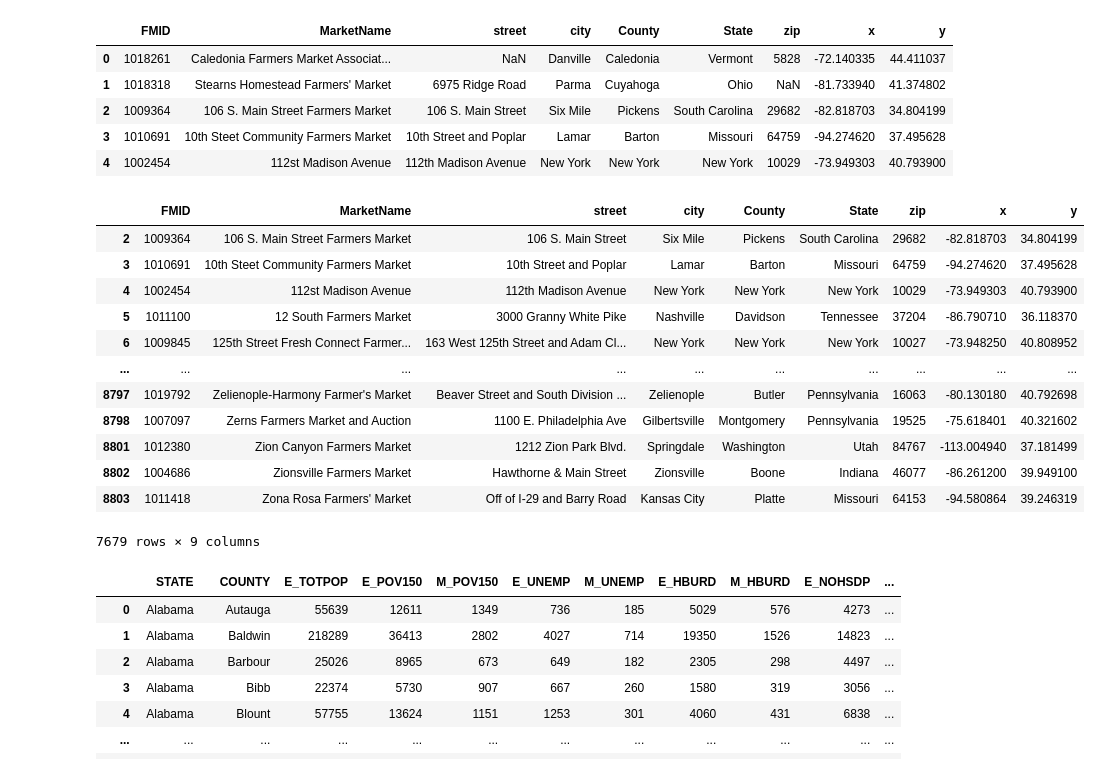
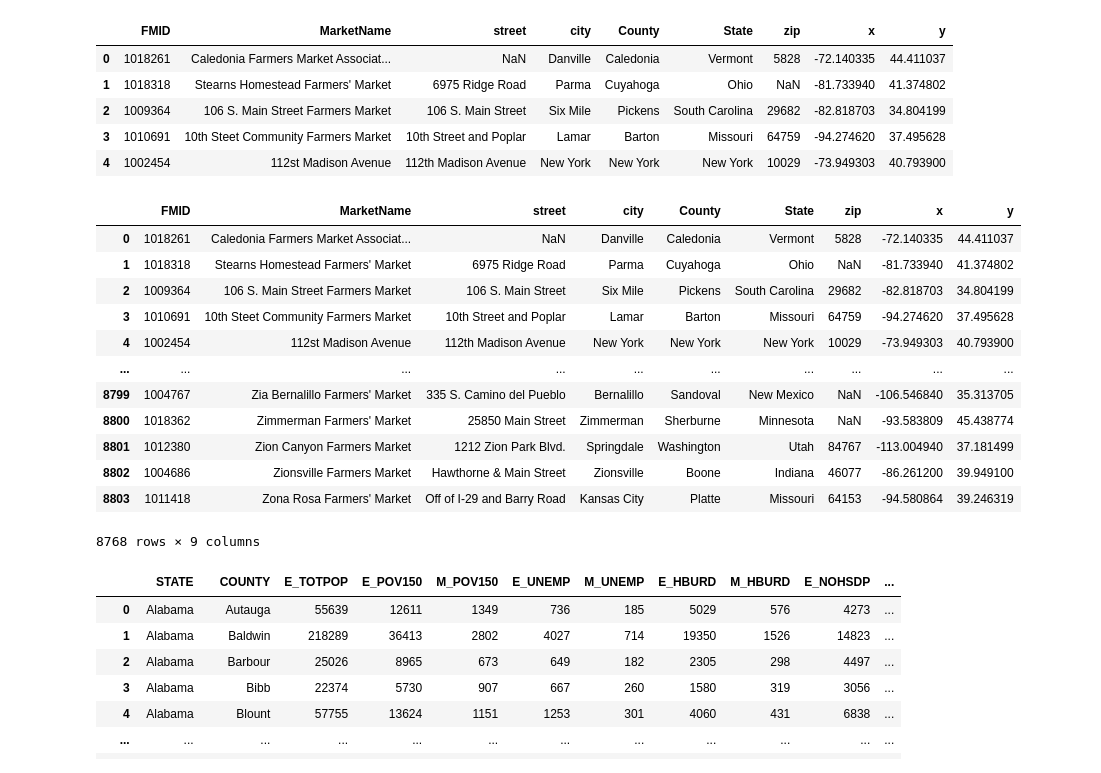
Before and after one commit to CantStopWontStop/farmers_market, a Jupyter notebook: farmers_market_v3.ipynb, the cells around one changed output. Cells and saved outputs as stored; diff of their text form; code cells hidden in the pictures.

```diff
--- a/farmers_market_v3.ipynb
+++ b/farmers_market_v3.ipynb
@@ -59,21 +59,21 @@ farmer_market_df.head()
 | 4 | 1002454 | 112st Madison Avenue | 112th Madison Avenue | New York | New York | New York | 10029 | -73.949303 | 40.793900 |
 # %%
 #remove any null values
-clean_farm_market=farmer_market_df.dropna()
+clean_farm_market=farmer_market_df[farmer_market_df['County'].notna()]
 clean_farm_market
 # %% [output]
 |  | FMID | MarketName | street | city | County | State | zip | x | y |
+| 0 | 1018261 | Caledonia Farmers Market Associat... | NaN | Danville | Caledonia | Vermont | 5828 | -72.140335 | 44.411037 |
+| 1 | 1018318 | Stearns Homestead Farmers' Market | 6975 Ridge Road | Parma | Cuyahoga | Ohio | NaN | -81.733940 | 41.374802 |
 | 2 | 1009364 | 106 S. Main Street Farmers Market | 106 S. Main Street | Six Mile | Pickens | South Carolina | 29682 | -82.818703 | 34.804199 |
 | 3 | 1010691 | 10th Steet Community Farmers Market | 10th Street and Poplar | Lamar | Barton | Missouri | 64759 | -94.274620 | 37.495628 |
 | 4 | 1002454 | 112st Madison Avenue | 112th Madison Avenue | New York | New York | New York | 10029 | -73.949303 | 40.793900 |
-| 5 | 1011100 | 12 South Farmers Market | 3000 Granny White Pike | Nashville | Davidson | Tennessee | 37204 | -86.790710 | 36.118370 |
-| 6 | 1009845 | 125th Street Fresh Connect Farmer... | 163 West 125th Street and Adam Cl... | New York | New York | New York | 10027 | -73.948250 | 40.808952 |
 | ... | ... | ... | ... | ... | ... | ... | ... | ... | ... |
-| 8797 | 1019792 | Zelienople-Harmony Farmer's Market | Beaver Street and South Division ... | Zelienople | Butler | Pennsylvania | 16063 | -80.130180 | 40.792698 |
-| 8798 | 1007097 | Zerns Farmers Market and Auction | 1100 E. Philadelphia Ave | Gilbertsville | Montgomery | Pennsylvania | 19525 | -75.618401 | 40.321602 |
+| 8799 | 1004767 | Zia Bernalillo Farmers' Market | 335 S. Camino del Pueblo | Bernalillo | Sandoval | New Mexico | NaN | -106.546840 | 35.313705 |
+| 8800 | 1018362 | Zimmerman Farmers' Market | 25850 Main Street | Zimmerman | Sherburne | Minnesota | NaN | -93.583809 | 45.438774 |
 | 8801 | 1012380 | Zion Canyon Farmers Market | 1212 Zion Park Blvd. | Springdale | Washington | Utah | 84767 | -113.004940 | 37.181499 |
 | 8802 | 1004686 | Zionsville Farmers Market | Hawthorne & Main Street | Zionsville | Boone | Indiana | 46077 | -86.261200 | 39.949100 |
 | 8803 | 1011418 | Zona Rosa Farmers' Market | Off of I-29 and Barry Road | Kansas City | Platte | Missouri | 64153 | -94.580864 | 39.246319 |
-7679 rows × 9 columns
+8768 rows × 9 columns
 # %%
 #remove any null values
```
Also changed, not shown: parts of 5 cells of this notebook, 2 other files.
